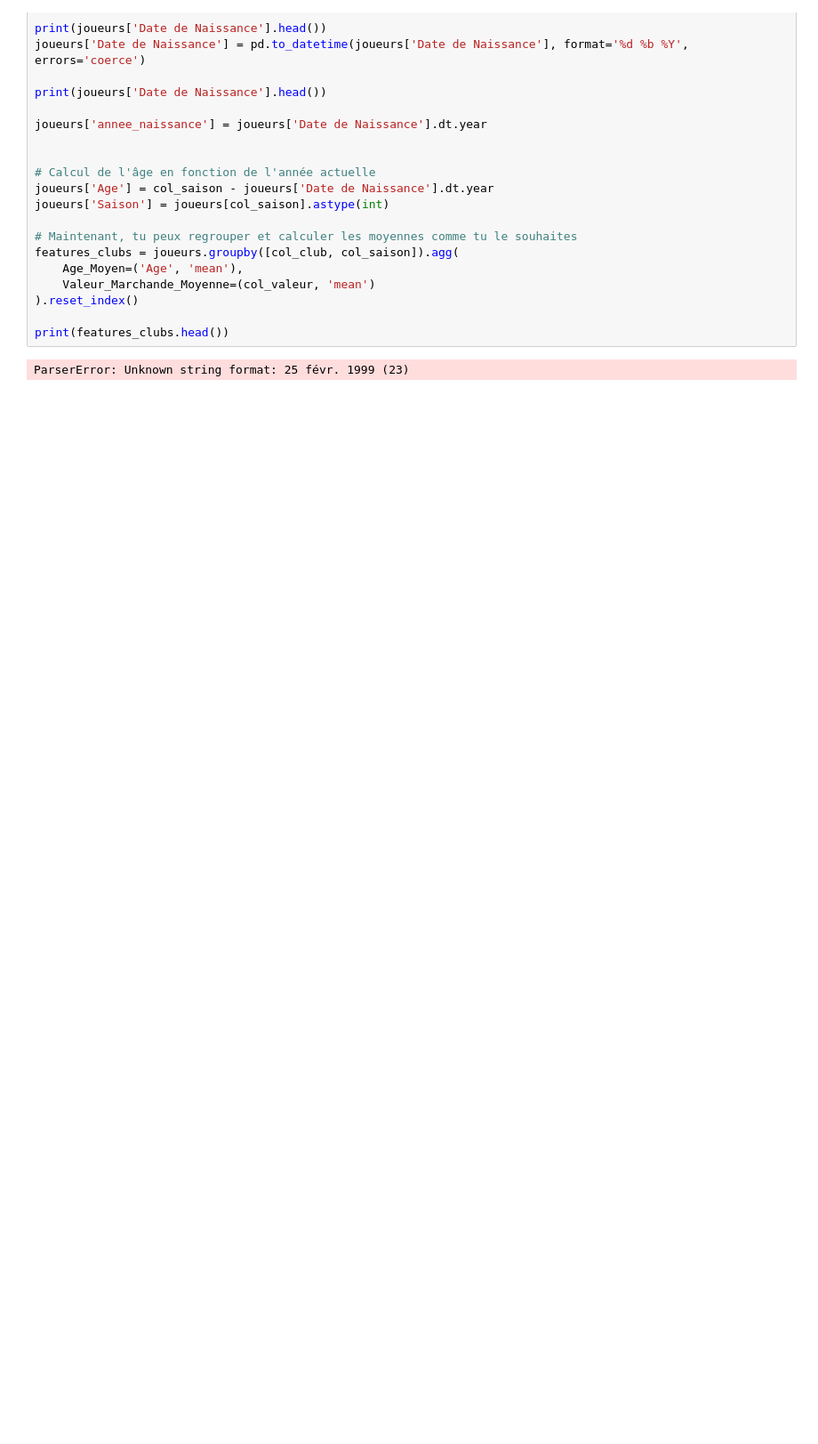
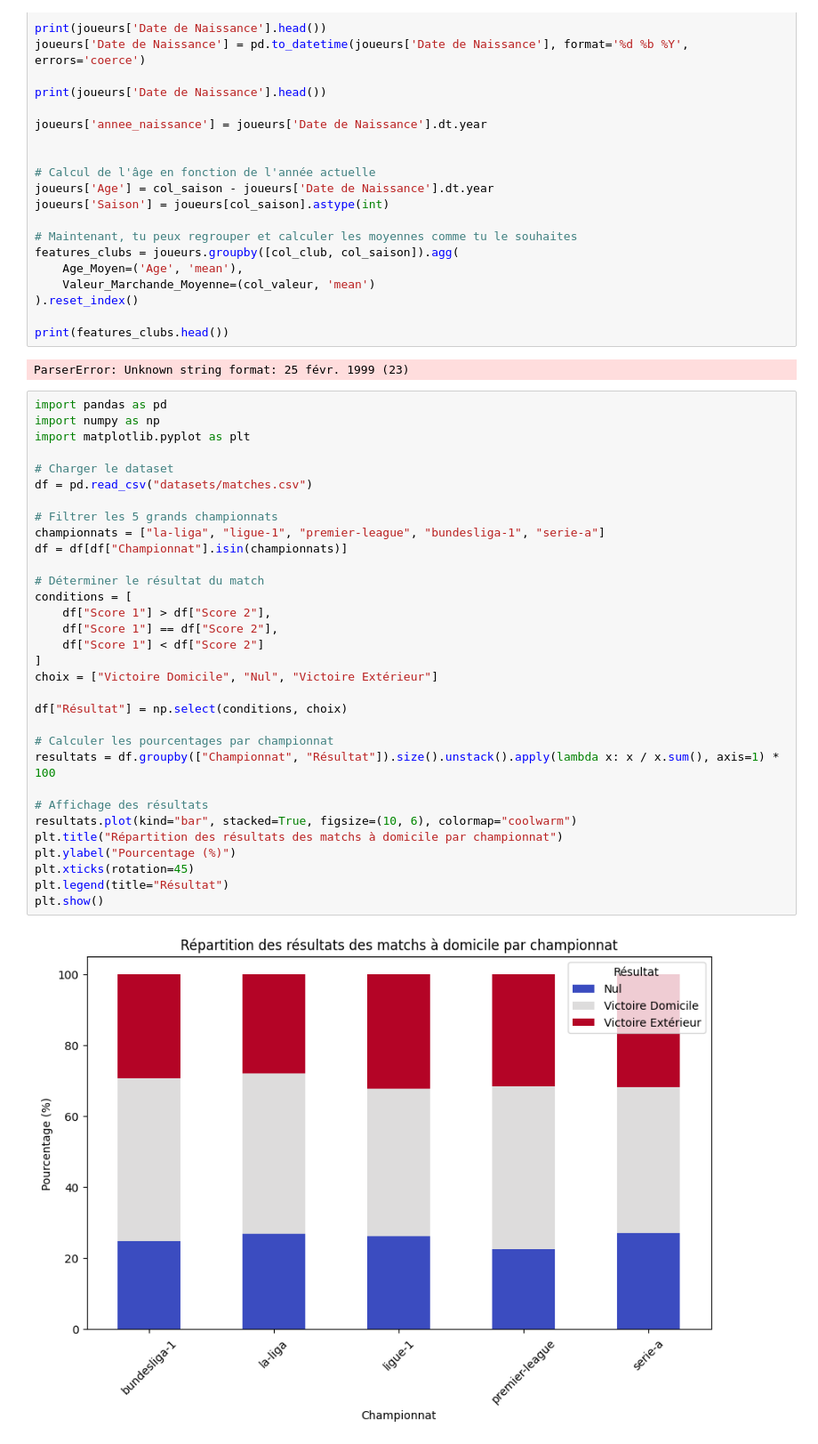
Before and after one commit to antothl/Projet_Dalas, a Jupyter notebook: Analyse_dalas.ipynb, the cells around one changed output. Shown at 89% size. Cells and saved outputs as stored; diff of their text form; blank space fills up the shorter version.

```diff
--- a/Analyse_dalas.ipynb
+++ b/Analyse_dalas.ipynb
@@ -81,3 +81,37 @@ features_clubs = joueurs.groupby([col_club, col_saison]).agg(
 print(features_clubs.head())
 # %% [output]
 ParserError: Unknown string format: 25 févr. 1999 (23)
+# %%
+import pandas as pd
+import numpy as np
+import matplotlib.pyplot as plt
+
+# Charger le dataset
+df = pd.read_csv("datasets/matches.csv")
+
+# Filtrer les 5 grands championnats
+championnats = ["la-liga", "ligue-1", "premier-league", "bundesliga-1", "serie-a"]
+df = df[df["Championnat"].isin(championnats)]
+
+# Déterminer le résultat du match
+conditions = [
+    df["Score 1"] > df["Score 2"],
+    df["Score 1"] == df["Score 2"],
+    df["Score 1"] < df["Score 2"]
+]
+choix = ["Victoire Domicile", "Nul", "Victoire Extérieur"]
+
+df["Résultat"] = np.select(conditions, choix)
+
+# Calculer les pourcentages par championnat
+resultats = df.groupby(["Championnat", "Résultat"]).size().unstack().apply(lambda x: x / x.sum(), axis=1) * 100
+
+# Affichage des résultats
+resultats.plot(kind="bar", stacked=True, figsize=(10, 6), colormap="coolwarm")
+plt.title("Répartition des résultats des matchs à domicile par championnat")
+plt.ylabel("Pourcentage (%)")
+plt.xticks(rotation=45)
+plt.legend(title="Résultat")
+plt.show()
+# %% [output]
+[figure, added]
```
Also changed, not shown: parts of 2 cells of this notebook.
